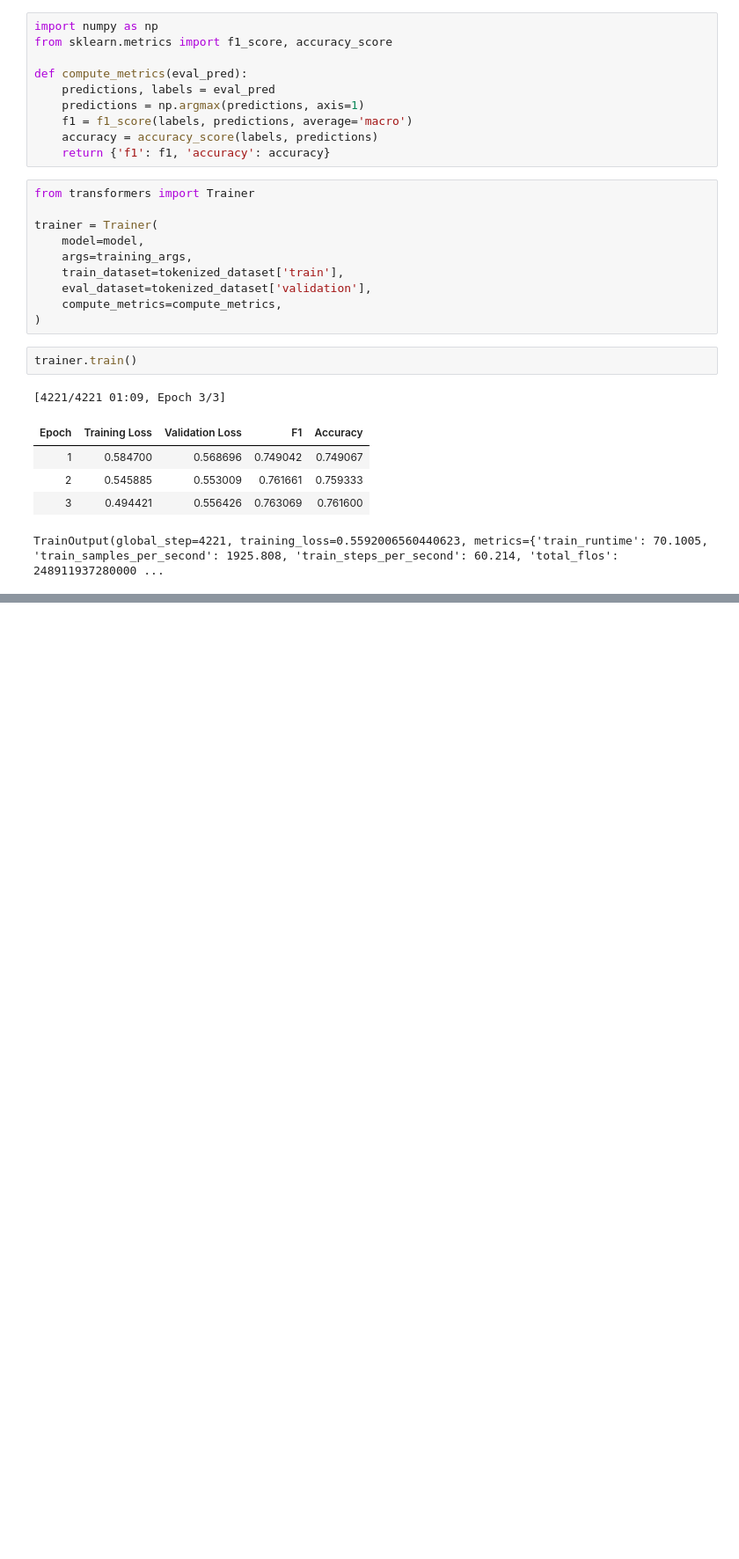
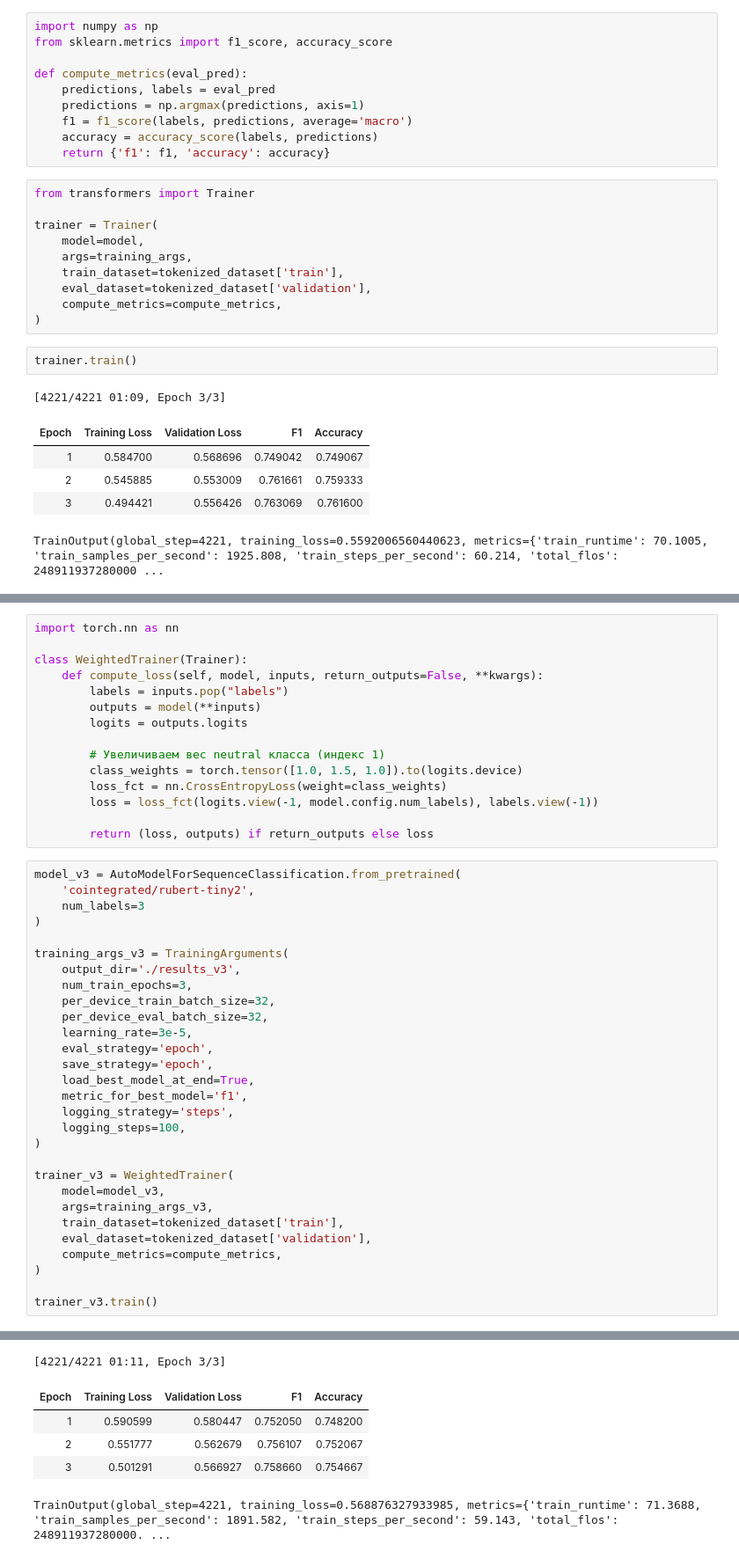
Before and after one commit to vizhiner/RuReviews-Sentiment-Classification, a Jupyter notebook: notebook.ipynb, the cells around one changed output, grey strips where cells are left out. Shown at 88% size. Drawn from its saved outputs; the diff is of its cells as text; blank space fills up the shorter version.

```diff
--- a/notebook.ipynb
+++ b/notebook.ipynb
@@ -167,0 +245,45 @@ TrainOutput(global_step=4221, training_loss=0.5592006560440623, metrics={'train_
+# %%
+import torch.nn as nn
+
+class WeightedTrainer(Trainer):
+    def compute_loss(self, model, inputs, return_outputs=False, **kwargs):
+        labels = inputs.pop("labels")
+        outputs = model(**inputs)
+        logits = outputs.logits
+
+        # Увеличиваем вес neutral класса (индекс 1)
+        class_weights = torch.tensor([1.0, 1.5, 1.0]).to(logits.device)
+        loss_fct = nn.CrossEntropyLoss(weight=class_weights)
+        loss = loss_fct(logits.view(-1, model.config.num_labels), labels.view(-1))
+
+        return (loss, outputs) if return_outputs else loss
+# %%
+model_v3 = AutoModelForSequenceClassification.from_pretrained(
+    'cointegrated/rubert-tiny2',
+    num_labels=3
+)
+
+training_args_v3 = TrainingArguments(
+    output_dir='./results_v3',
+    num_train_epochs=3,
+    per_device_train_batch_size=32,
+    per_device_eval_batch_size=32,
+    learning_rate=3e-5,
+    eval_strategy='epoch',
+    save_strategy='epoch',
+    load_best_model_at_end=True,
+    metric_for_best_model='f1',
+    logging_strategy='steps',
+    logging_steps=100,
+)
+
+trainer_v3 = WeightedTrainer(
+    model=model_v3,
+    args=training_args_v3,
+    train_dataset=tokenized_dataset['train'],
+    eval_dataset=tokenized_dataset['validation'],
+    compute_metrics=compute_metrics,
+)
+
+trainer_v3.train()
+# %% [output]
@@ -167,0 +306,6 @@ TrainOutput(global_step=4221, training_loss=0.5592006560440623, metrics={'train_
+[4221/4221 01:11, Epoch 3/3]
+| Epoch | Training Loss | Validation Loss | F1 | Accuracy |
+| 1 | 0.590599 | 0.580447 | 0.752050 | 0.748200 |
+| 2 | 0.551777 | 0.562679 | 0.756107 | 0.752067 |
+| 3 | 0.501291 | 0.566927 | 0.758660 | 0.754667 |
+TrainOutput(global_step=4221, training_loss=0.568876327933985, metrics={'train_runtime': 71.3688, 'train_samples_per_second': 1891.582, 'train_steps_per_second': 59.143, 'total_flos': 248911937280000. ...
```
Also changed, not shown: parts of 22 cells of this notebook, 1 other file.
